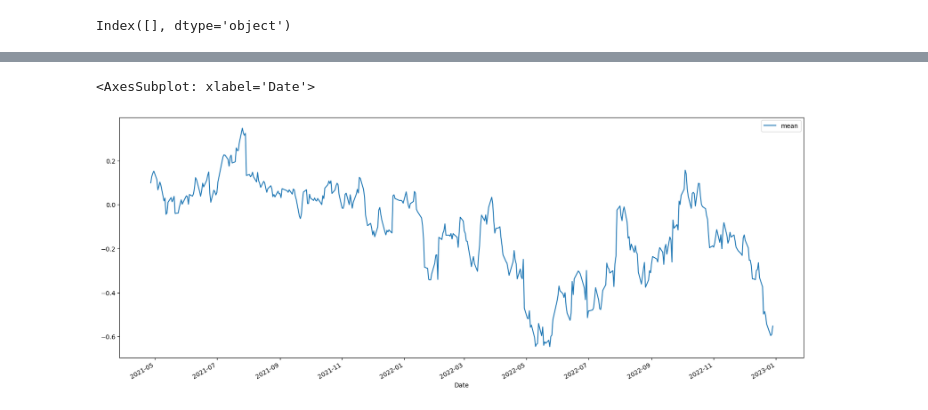
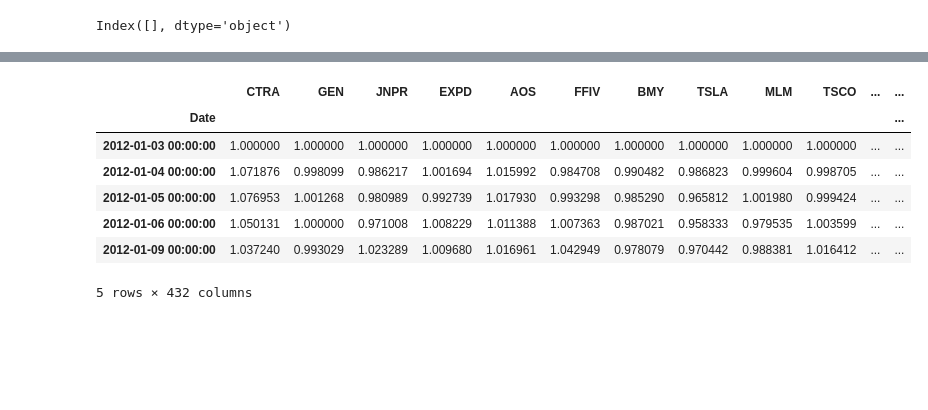
Before and after one commit to shishanconcordia/pairs_trading, a Jupyter notebook: pair_trading.ipynb, the cells around one changed output, grey strips where cells are left out. Cells and saved outputs as stored; diff of their text form; code cells hidden in the pictures; blank space fills up the shorter version.

```diff
--- a/pair_trading.ipynb
+++ b/pair_trading.ipynb
@@ -18,5 +20,5 @@ tickers.shape
 # %%
-raw = yf.download(tk_ls, interval= '1d', start= '2020-12-01', end='2022-12-31', show_errors=True, progress=False)
+raw = yf.download(tk_ls, interval= '1d', start= '2012-01-01', end='2022-10-31', show_errors=True, progress=False)
 
 # # raw = pd.read_csv('stock_raw.csv')
 # dt = np.log(raw.loc[:,'Adj Close'])
@@ -67,10 +69,7 @@ tesla['z_score'] = tesla.apply(lambda x: 0.6745*(x[var] - x['mean'])/x['stdv'],
 # %%
-tesla.dropna().loc[:,['mean']].plot(figsize = (20, 8))
-
+# tesla.dropna().loc[:,['mean']].plot(figsize = (20, 8))
+#
 # plt.hlines(y=-3.5, colors='red')
-# %% [output]
-<AxesSubplot: xlabel='Date'>
-[figure, removed]
 # %%
 # m = adf_rst.shape[0]
 # fdr = 0.01
@@ -79,6 +78,17 @@ tesla.dropna().loc[:,['mean']].plot(figsize = (20, 8))
 # %%
 train = dt.loc[:, ind]/dt.loc[:,ind].iloc[0, :]
 # train.head()
+# %%
+train.head()
+# %% [output]
+|  | CTRA | GEN | JNPR | EXPD | AOS | FFIV | BMY | TSLA | MLM | TSCO | ... | ... |
+| Date |  |  |  |  |  |  |  |  |  |  |  | ... |
+| 2012-01-03 00:00:00 | 1.000000 | 1.000000 | 1.000000 | 1.000000 | 1.000000 | 1.000000 | 1.000000 | 1.000000 | 1.000000 | 1.000000 | ... | ... |
+| 2012-01-04 00:00:00 | 1.071876 | 0.998099 | 0.986217 | 1.001694 | 1.015992 | 0.984708 | 0.990482 | 0.986823 | 0.999604 | 0.998705 | ... | ... |
+| 2012-01-05 00:00:00 | 1.076953 | 1.001268 | 0.980989 | 0.992739 | 1.017930 | 0.993298 | 0.985290 | 0.965812 | 1.001980 | 0.999424 | ... | ... |
+| 2012-01-06 00:00:00 | 1.050131 | 1.000000 | 0.971008 | 1.008229 | 1.011388 | 1.007363 | 0.987021 | 0.958333 | 0.979535 | 1.003599 | ... | ... |
+| 2012-01-09 00:00:00 | 1.037240 | 0.993029 | 1.023289 | 1.009680 | 1.016961 | 1.042949 | 0.978079 | 0.970442 | 0.988381 | 1.016412 | ... | ... |
+5 rows × 432 columns
 # %%
 %%time
 rst = {}
```
Also changed, not shown: parts of 12 cells of this notebook.
